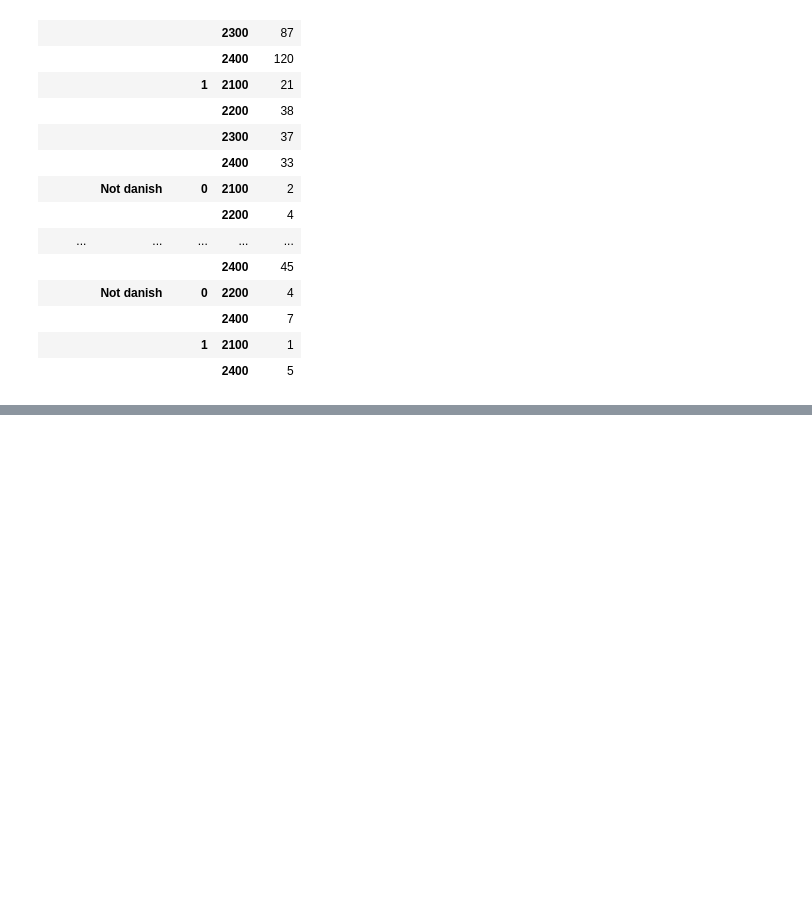
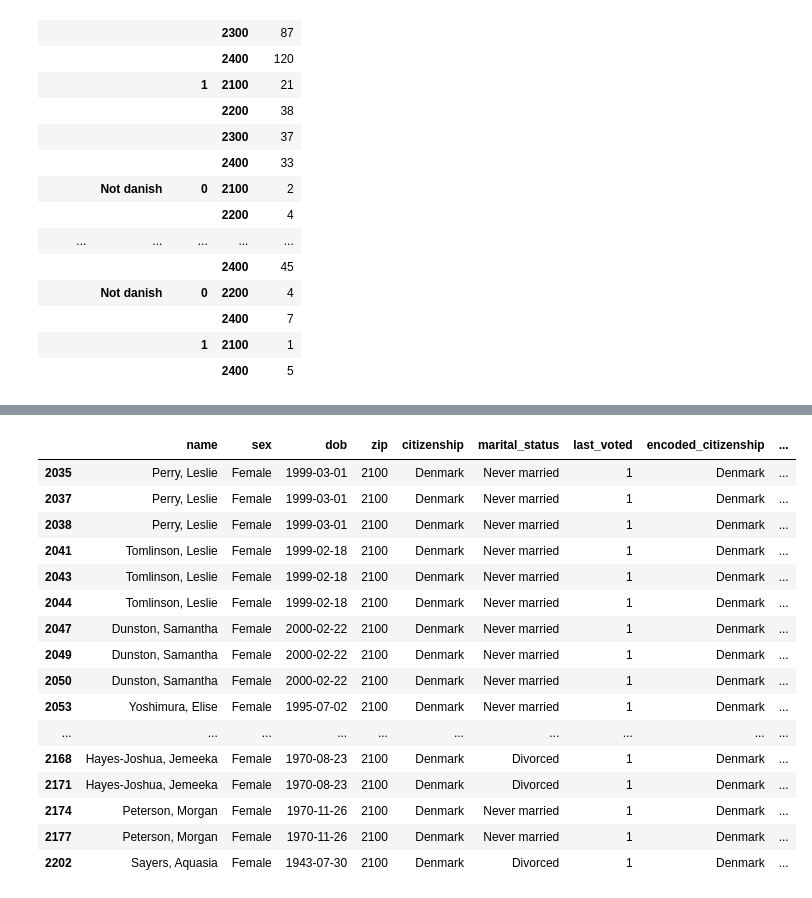
Before and after one commit to edibegovic/SecurityPrivacy, a Jupyter notebook: src/phase2_deanonimyzer.ipynb, the cells around one changed output, grey strips where cells are left out. Drawn from its saved outputs; the diff is of its cells as text; code cells hidden in the pictures; blank space fills up the shorter version.

```diff
--- a/src/phase2_deanonimyzer.ipynb
+++ b/src/phase2_deanonimyzer.ipynb
@@ -122,0 +125,10 @@ merged_df[['sex', 'citizenship', 'evote', 'zip', 'name']].groupby(['sex', 'citiz
+# %%
+female_merged = merged_df[merged_df["sex"] == 'Female']
+male_merged = merged_df[merged_df["sex"] == 'Male']
+# %%
+female_evote = female_merged[female_merged['evote'] == 1]
+female_evote = female_evote[female_evote['marital_status'] != 'Widowed'] # based on aux
+female_paper = female_merged[female_merged['evote'] == 0]
+male_evote = male_merged[male_merged['evote'] == 1]
+male_evote = male_evote[male_evote['marital_status'] != 'Widowed'] # based on aux
+male_paper = male_merged[male_merged['evote'] == 0]
@@ -122,0 +139,9 @@ merged_df[['sex', 'citizenship', 'evote', 'zip', 'name']].groupby(['sex', 'citiz
+# %%
+female_evote_danish = female_evote[female_evote['citizenship'] == 'Denmark']
+female_evote_nondanish = female_evote[female_evote['citizenship'] != 'Denmark']
+female_paper_danish = female_paper[female_paper['citizenship'] == 'Denmark']
+female_paper_nondanish = female_paper[female_paper['citizenship'] != 'Denmark']
+male_evote_danish = male_evote[male_evote['citizenship'] == 'Denmark']
+male_evote_nondanish = male_evote[male_evote['citizenship'] != 'Denmark']
+male_paper_danish = male_paper[male_paper['citizenship'] == 'Denmark']
+male_paper_nondanish = male_paper[male_paper['citizenship'] != 'Denmark']
@@ -122,0 +206,20 @@ merged_df[['sex', 'citizenship', 'evote', 'zip', 'name']].groupby(['sex', 'citiz
+# %%
+female_evote_danish[female_evote_danish['zip']==2100]
+# %% [output]
+|  | name | sex | dob | zip | citizenship | marital_status | last_voted | encoded_citizenship | ... |
+| 2035 | Perry, Leslie | Female | 1999-03-01 | 2100 | Denmark | Never married | 1 | Denmark | ... |
+| 2037 | Perry, Leslie | Female | 1999-03-01 | 2100 | Denmark | Never married | 1 | Denmark | ... |
+| 2038 | Perry, Leslie | Female | 1999-03-01 | 2100 | Denmark | Never married | 1 | Denmark | ... |
+| 2041 | Tomlinson, Leslie | Female | 1999-02-18 | 2100 | Denmark | Never married | 1 | Denmark | ... |
+| 2043 | Tomlinson, Leslie | Female | 1999-02-18 | 2100 | Denmark | Never married | 1 | Denmark | ... |
+| 2044 | Tomlinson, Leslie | Female | 1999-02-18 | 2100 | Denmark | Never married | 1 | Denmark | ... |
+| 2047 | Dunston, Samantha | Female | 2000-02-22 | 2100 | Denmark | Never married | 1 | Denmark | ... |
+| 2049 | Dunston, Samantha | Female | 2000-02-22 | 2100 | Denmark | Never married | 1 | Denmark | ... |
+| 2050 | Dunston, Samantha | Female | 2000-02-22 | 2100 | Denmark | Never married | 1 | Denmark | ... |
+| 2053 | Yoshimura, Elise | Female | 1995-07-02 | 2100 | Denmark | Never married | 1 | Denmark | ... |
+| ... | ... | ... | ... | ... | ... | ... | ... | ... | ... |
+| 2168 | Hayes-Joshua, Jemeeka | Female | 1970-08-23 | 2100 | Denmark | Divorced | 1 | Denmark | ... |
+| 2171 | Hayes-Joshua, Jemeeka | Female | 1970-08-23 | 2100 | Denmark | Divorced | 1 | Denmark | ... |
+| 2174 | Peterson, Morgan | Female | 1970-11-26 | 2100 | Denmark | Never married | 1 | Denmark | ... |
+| 2177 | Peterson, Morgan | Female | 1970-11-26 | 2100 | Denmark | Never married | 1 | Denmark | ... |
+| 2202 | Sayers, Aquasia | Female | 1943-07-30 | 2100 | Denmark | Divorced | 1 | Denmark | ... |
```
Also changed, not shown: parts of 11 cells of this notebook, 3 other files.
